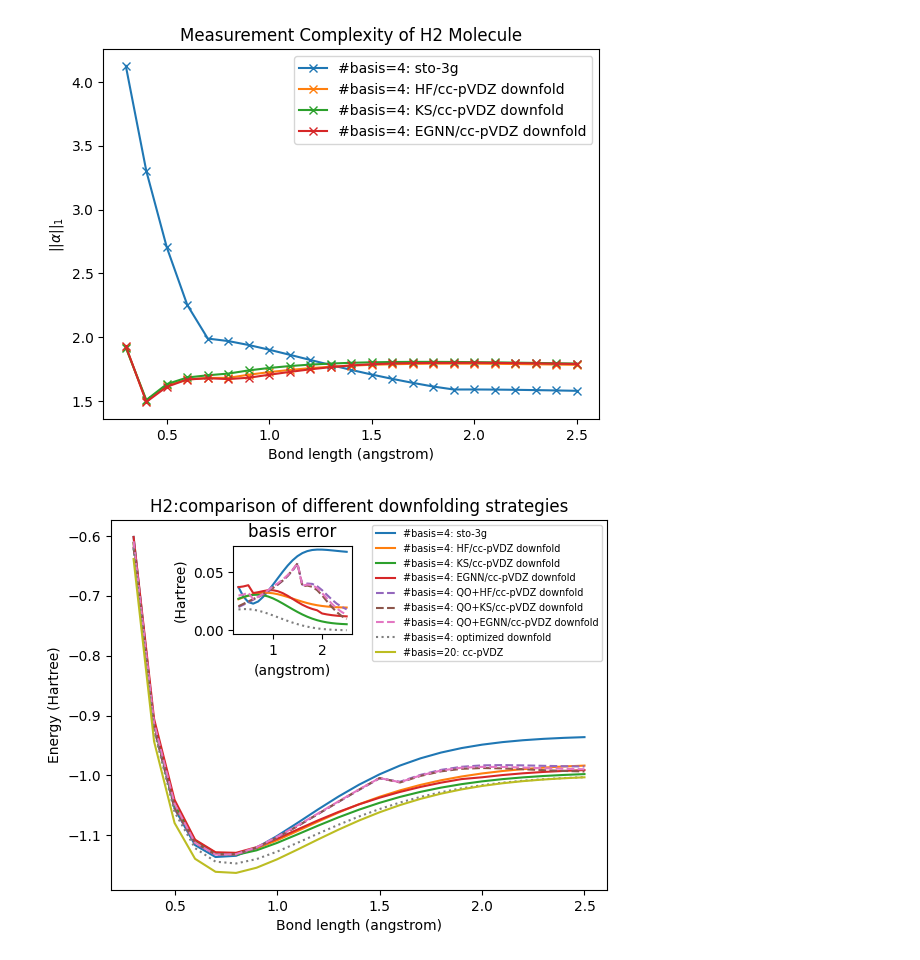
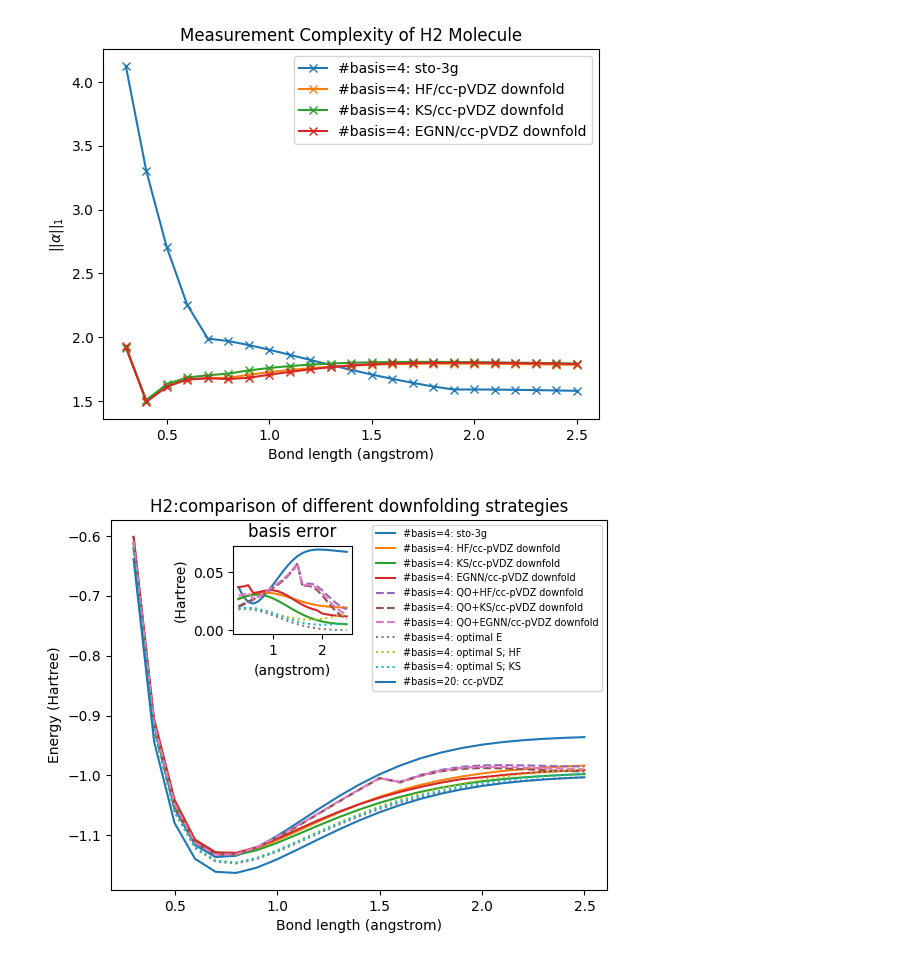
Before and after one commit to He-Wenhao/VQE_downfold, a Jupyter notebook: examples/H2_opt_basis/plots.ipynb, the cells around one changed output. Drawn from its saved outputs; the diff is of its cells as text; code cells hidden in the pictures.

```diff
--- a/examples/H2_opt_basis/plots.ipynb
+++ b/examples/H2_opt_basis/plots.ipynb
@@ -207,7 +207,8 @@ opts = res['opt']
 # %%
 res = open('res'+'/res_optS.json')
 res = json.load(res)
-optSs = res['opt']
+optS_HFs = res['opt']
+optS_B3LYPs = res['B3LYPopt']
 # %%
 # Sample data
 x = range(10)
@@ -223,35 +224,37 @@ ax1.plot(bond_lengths, QO_HFpVDZs, linestyle='--', label = '#basis={}: QO+HF/cc-
 ax1.plot(bond_lengths, QO_KSpVDZs, linestyle='--', label = '#basis={}: QO+KS/cc-pVDZ downfold'.format(4))
 ax1.plot(bond_lengths, QO_EGNNpVDZs, linestyle='--', label = '#basis={}: QO+EGNN/cc-pVDZ downfold'.format(4))
 ax1.plot(bond_lengths, opts, linestyle=':', label = '#basis={}: optimal E'.format(4))
-ax1.plot(bond_lengths, optSs, linestyle=':', label = '#basis={}: optimal S'.format(4))
+ax1.plot(bond_lengths, optS_HFs, linestyle=':', label = '#basis={}: optimal S; HF'.format(4))
+ax1.plot(bond_lengths, optS_B3LYPs, linestyle=':', label = '#basis={}: optimal S; KS'.format(4))
 ax1.plot(bond_lengths, FCI_fci_energies,  label = '#basis={}: cc-pVDZ'.format(20))
 
 # Create inset plot
 ax2 = inset_axes(ax1, width="40%", height="40%", bbox_to_anchor=(-0.1, 0.35, 0.6, 0.6), bbox_transform=ax1.transAxes) # Adjust size and location
 ax2.plot(bond_lengths, np.array(FCI_sto_3Gs)-np.array(FCI_fci_energies), label = '#basis=#qubit={}: sto-3g'.format(4))
 ax2.plot(bond_lengths, np.array(FCI_HFpVDZs)-np.array(FCI_fci_energies), label = '#basis=#qubit={}: HF/cc-pVDZ downfold'.format(4))
 ax2.plot(bond_lengths, np.array(FCI_KSpVDZs)-np.array(FCI_fci_energies), label = '#basis=#qubit={}: KS/cc-pVDZ downfold'.format(4))
 ax2.plot(bond_lengths, np.array(FCI_EGNNpVDZs)-np.array(FCI_fci_energies), label = '#basis=#qubit={}: EGNN/cc-pVDZ downfold'.format(4))
 
 ax2.plot(bond_lengths, np.array(QO_HFpVDZs)-np.array(FCI_fci_energies),linestyle='--', label = '#basis=#qubit={}: QO+HF/cc-pVDZ downfold'.format(4))
 ax2.plot(bond_lengths, np.array(QO_KSpVDZs)-np.array(FCI_fci_energies),linestyle='--', label = '#basis=#qubit={}: QO+KS/cc-pVDZ downfold'.format(4))
 ax2.plot(bond_lengths, np.array(QO_EGNNpVDZs)-np.array(FCI_fci_energies), linestyle='--', label = '#basis=#qubit={}: QO+EGNN/cc-pVDZ downfold'.format(4))
 
 ax2.plot(bond_lengths, np.array(opts)-np.array(FCI_fci_energies), linestyle=':', label = '#basis=#qubit={}: optimal E'.format(4))
-ax2.plot(bond_lengths, np.array(optSs)-np.array(FCI_fci_energies), linestyle=':', label = '#basis=#qubit={}: optimal S'.format(4))
+ax2.plot(bond_lengths, np.array(optS_HFs)-np.array(FCI_fci_energies), linestyle=':', label = '#basis=#qubit={}: optimal S; HF'.format(4))
+ax2.plot(bond_lengths, np.array(optS_B3LYPs)-np.array(FCI_fci_energies), linestyle=':', label = '#basis=#qubit={}: optimal S; KS'.format(4))
 
 ax2.set_ylabel('(Hartree)')
 ax2.set_xlabel('(angstrom)')
 #plt.legend()
 ax2.set_title('basis error')
 #ax2.set_xticks([])  # Optionally remove x-ticks
 #ax2.set_yticks([])  # Optionally remove y-ticks
 
 # Add labels, legend, and show plot
 ax1.set_ylabel('Energy (Hartree)')
 ax1.set_xlabel('Bond length (angstrom)')
 ax1.set_title('H2:comparison of different downfolding strategies')
 ax1.legend(fontsize='x-small', markerscale=0.4, handlelength=2)
 plt.show()
 # %% [output]
-[figure, old version]
+[figure, new version]
```
Also changed, not shown: 6 other files.
